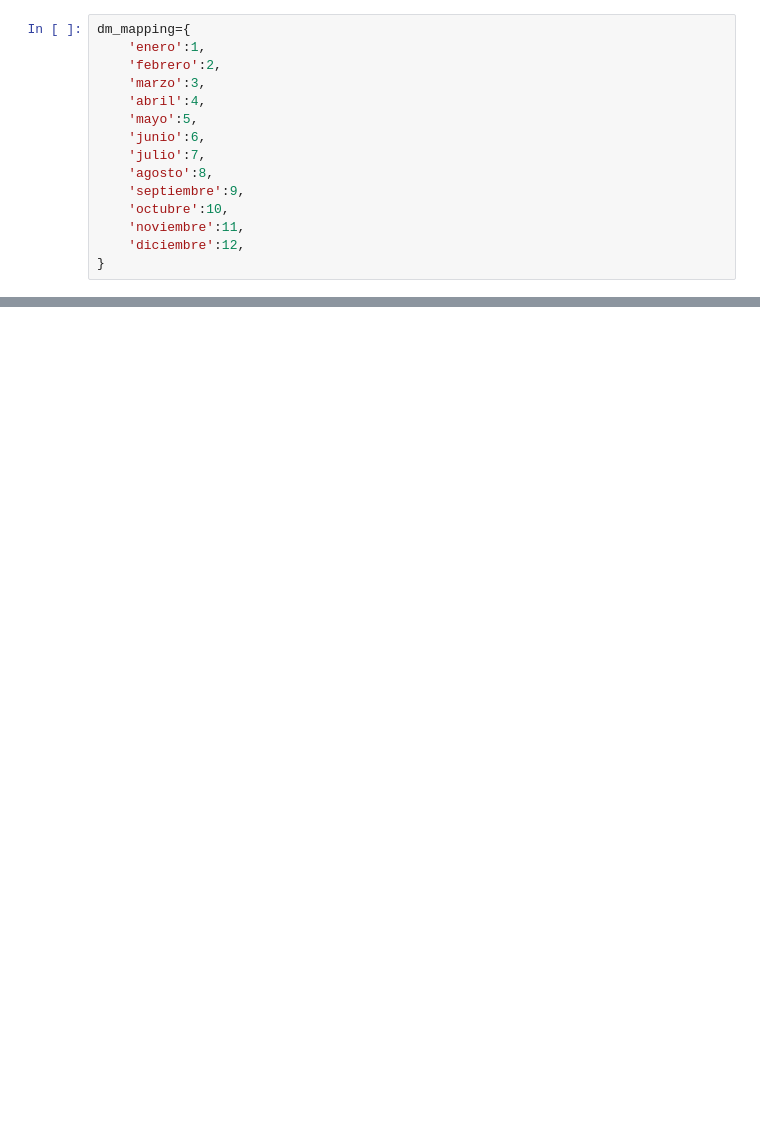
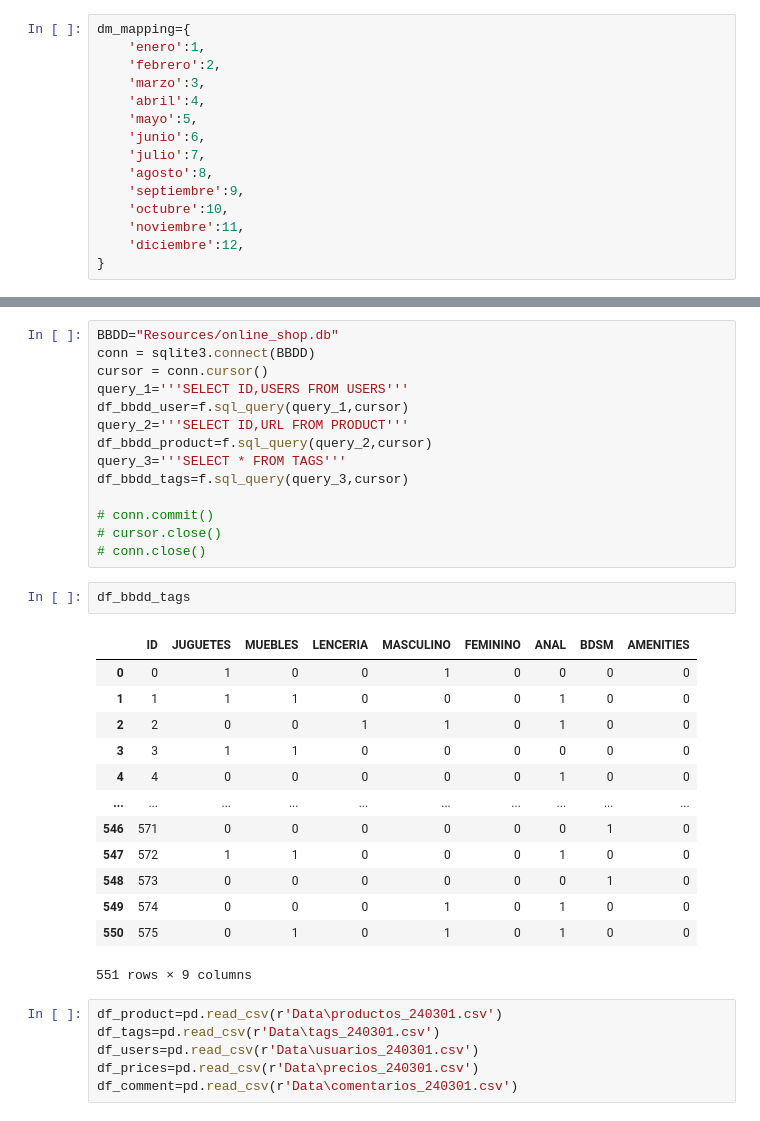
Before and after one commit to 75Engel/Proyecto_tienda_online, a Jupyter notebook: src/Notebook/04_Ingest.ipynb, the cells around one changed output, grey strips where cells are left out. Saved outputs shown, nothing was run; the diff lists cells and outputs as text; blank space fills up the shorter version.

```diff
--- a/src/Notebook/04_Ingest.ipynb
+++ b/src/Notebook/04_Ingest.ipynb
@@ -591,0 +917,36 @@ df_date_filtered=reengineer_comment("Resources/online_shop.db",df_date)
+# %%
+BBDD="Resources/online_shop.db"
+conn = sqlite3.connect(BBDD)
+cursor = conn.cursor()
+query_1='''SELECT ID,USERS FROM USERS'''
+df_bbdd_user=f.sql_query(query_1,cursor)
+query_2='''SELECT ID,URL FROM PRODUCT'''
+df_bbdd_product=f.sql_query(query_2,cursor)
+query_3='''SELECT * FROM TAGS'''
+df_bbdd_tags=f.sql_query(query_3,cursor)
+
+# conn.commit()
+# cursor.close()
+# conn.close()
+# %%
+df_bbdd_tags
+# %% [output]
+|  | ID | JUGUETES | MUEBLES | LENCERIA | MASCULINO | FEMININO | ANAL | BDSM | AMENITIES |
+| 0 | 0 | 1 | 0 | 0 | 1 | 0 | 0 | 0 | 0 |
+| 1 | 1 | 1 | 1 | 0 | 0 | 0 | 1 | 0 | 0 |
+| 2 | 2 | 0 | 0 | 1 | 1 | 0 | 1 | 0 | 0 |
+| 3 | 3 | 1 | 1 | 0 | 0 | 0 | 0 | 0 | 0 |
+| 4 | 4 | 0 | 0 | 0 | 0 | 0 | 1 | 0 | 0 |
+| ... | ... | ... | ... | ... | ... | ... | ... | ... | ... |
+| 546 | 571 | 0 | 0 | 0 | 0 | 0 | 0 | 1 | 0 |
+| 547 | 572 | 1 | 1 | 0 | 0 | 0 | 1 | 0 | 0 |
+| 548 | 573 | 0 | 0 | 0 | 0 | 0 | 0 | 1 | 0 |
+| 549 | 574 | 0 | 0 | 0 | 1 | 0 | 1 | 0 | 0 |
+| 550 | 575 | 0 | 1 | 0 | 1 | 0 | 1 | 0 | 0 |
+551 rows × 9 columns
+# %%
+df_product=pd.read_csv(r'Data\productos_240301.csv')
+df_tags=pd.read_csv(r'Data\tags_240301.csv')
+df_users=pd.read_csv(r'Data\usuarios_240301.csv')
+df_prices=pd.read_csv(r'Data\precios_240301.csv')
+df_comment=pd.read_csv(r'Data\comentarios_240301.csv')
```
Also changed, not shown: parts of 35 cells of this notebook, 10 other files.
